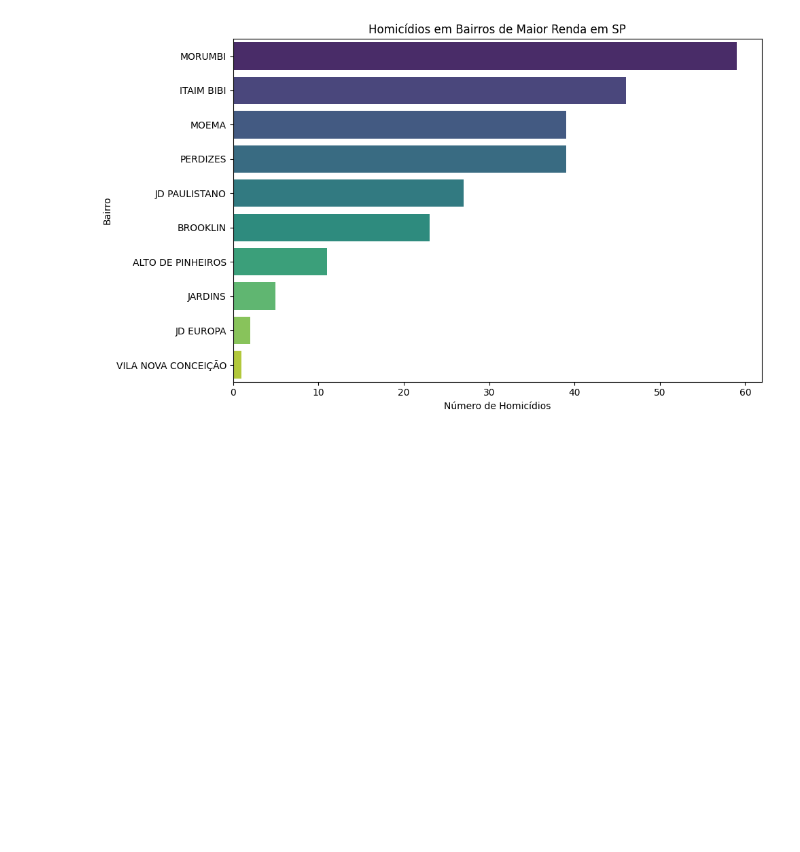
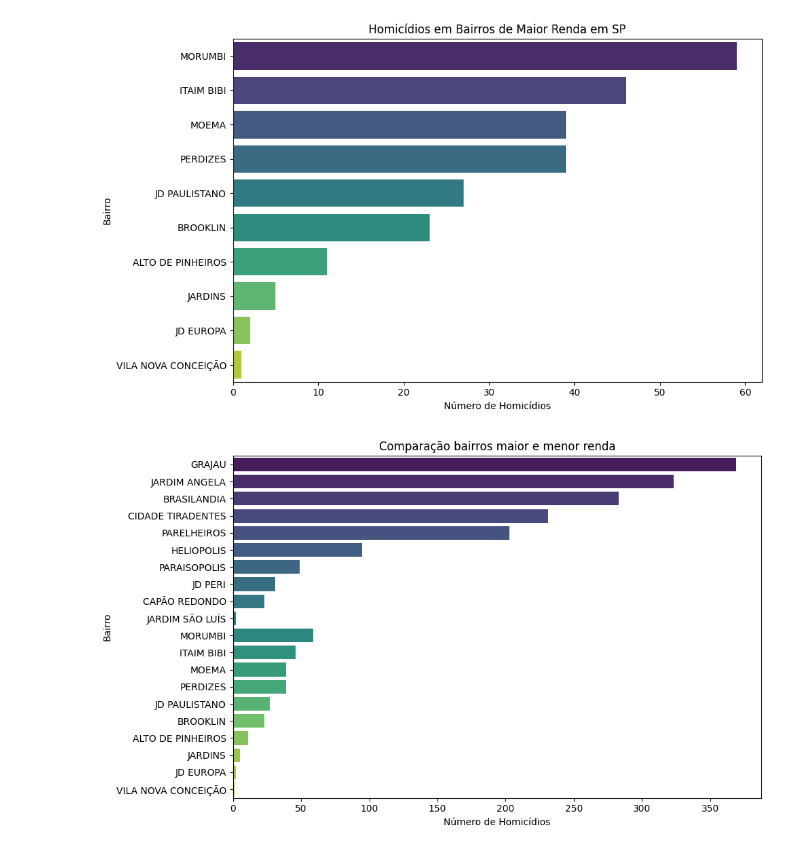
Before and after one commit to Pennini/Curso-Python-2022, a Jupyter notebook: Projeto_Final/projeto_final_crimes.ipynb, the cells around one changed output. Saved outputs shown, nothing was run; the diff lists cells and outputs as text; code cells hidden in the pictures; blank space fills up the shorter version.

Commit message:
Mais Gráficos

```diff
--- a/Projeto_Final/projeto_final_crimes.ipynb
+++ b/Projeto_Final/projeto_final_crimes.ipynb
@@ -346,6 +346,22 @@ plot_zona(homicidios_maior, "Homicídios em Bairros de Maior Renda em SP")
 [figure]
 # %%
 linha_interativo(maior_renda)
+# %%
+bairros_renda = homicidios_menor.merge(homicidios_maior, how='outer')
+fig = px.scatter(bairros_renda, x=bairros_renda["BAIRRO"], y=bairros_renda["ANO"], title='Gráfico de Dispersão dos Bairros de menor e maior renda')
+
+# Personalizando o layout do gráfico
+fig.update_layout(
+    xaxis_title='Número Homicídios',
+    yaxis_title='Bairros',
+)
+
+# Exibindo o gráfico interativo
+fig.show()
+# %%
+plot_zona(bairros_renda, "Comparação bairros maior e menor renda")
+# %% [output]
+[figure, added]
 # %%
 idade_hom = idade.groupby("IDADE").count().sort_values(by="NUM_BO", ascending=False)
 sexo_hom = sexo.groupby("SEXO").count()
```
